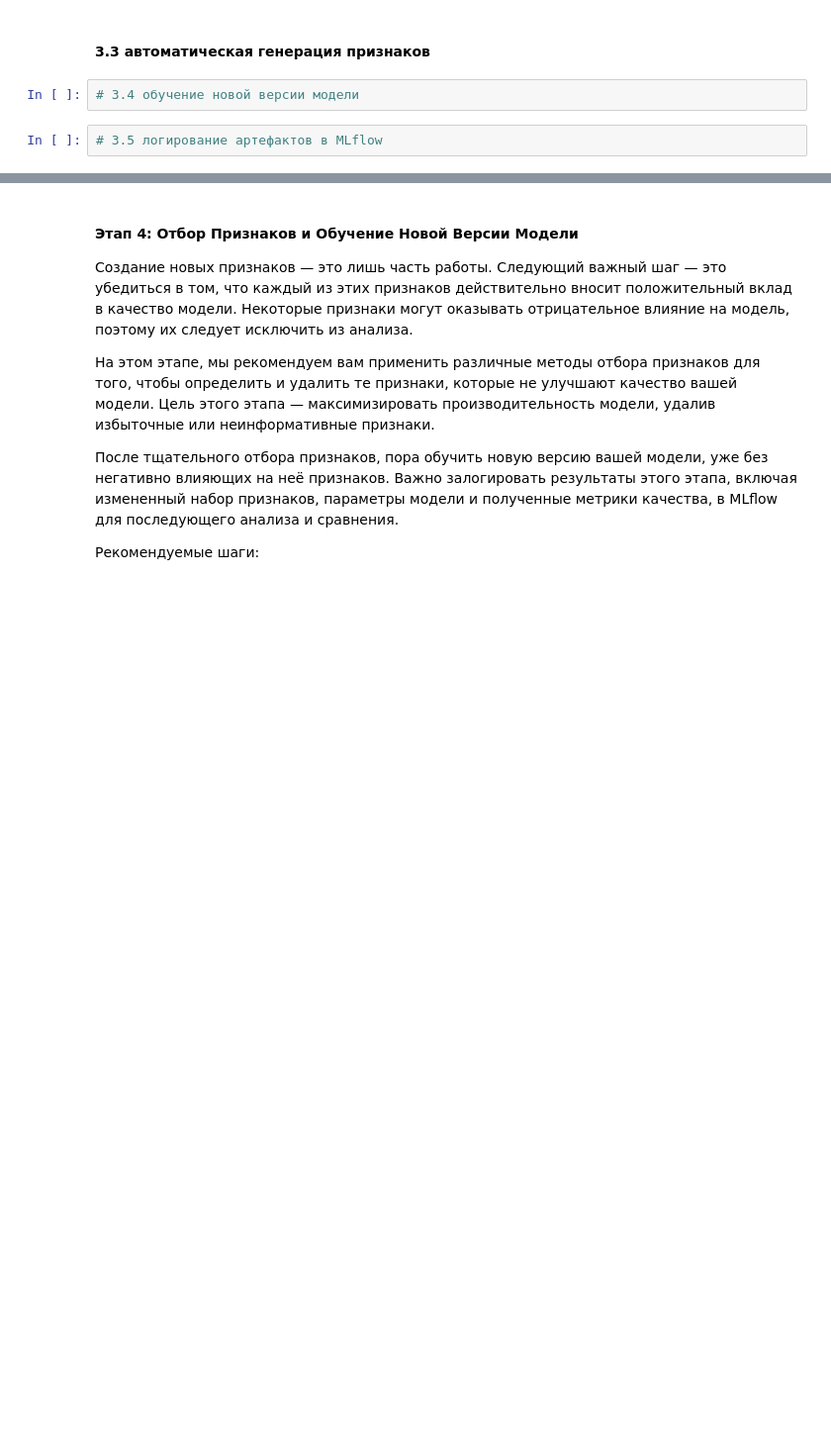
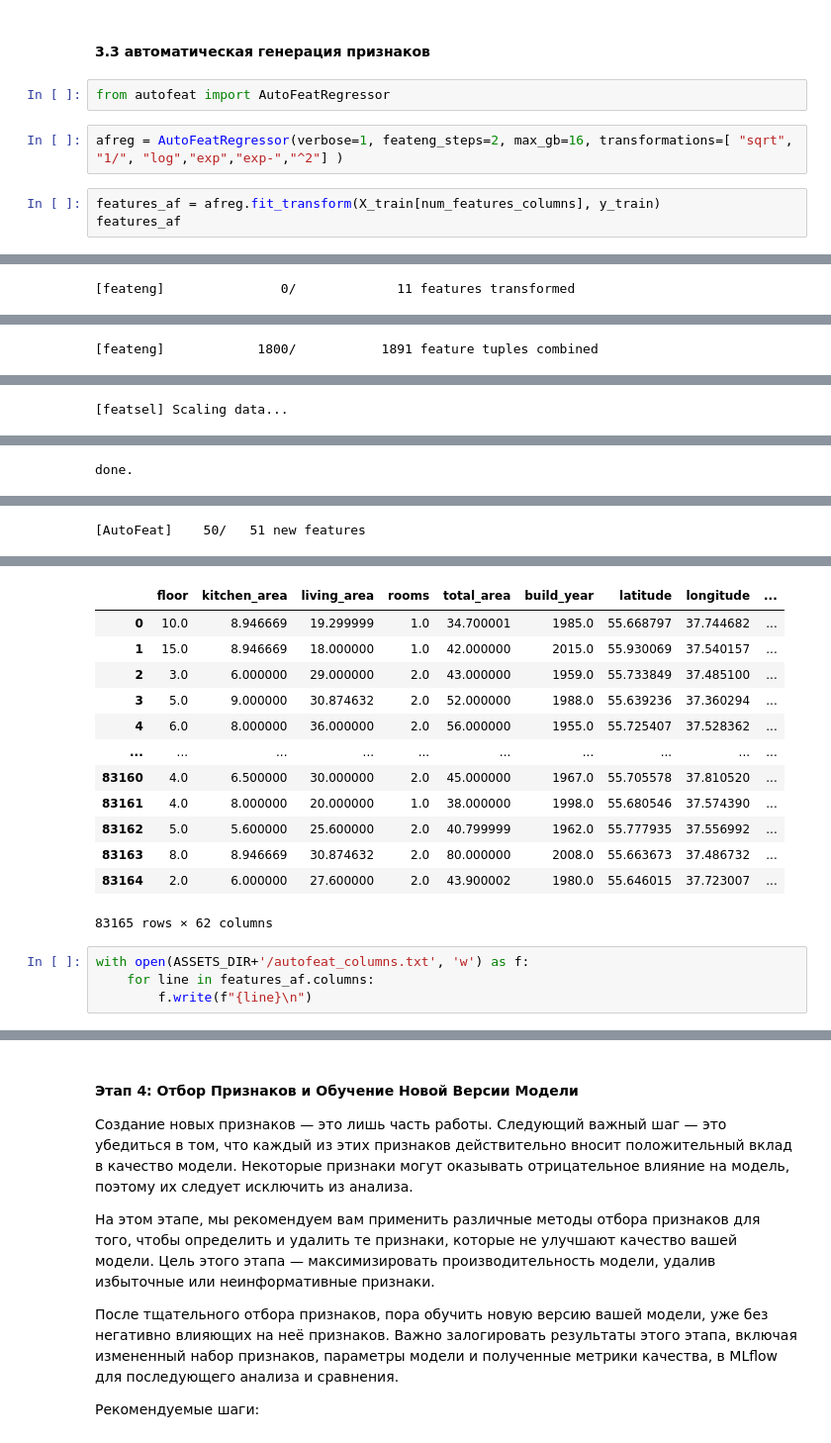
Before and after one commit to FrostyFrost/mle-project-sprint-2-v001, a Jupyter notebook: model_improvement/project_template_sprint_2.ipynb, the cells around one changed output, grey strips where cells are left out. Shown at 99% size. Drawn from its saved outputs; the diff is of its cells as text; blank space fills up the shorter version.

Commit message:
stage3: autofeat

```diff
--- a/model_improvement/project_template_sprint_2.ipynb
+++ b/model_improvement/project_template_sprint_2.ipynb
@@ -542,7 +541,11 @@ Registered model 'estate_model' already exists. Creating a new version of this m
 Created version '4' of model 'estate_model'.
 # %% [markdown]
 #### 3.3 автоматическая генерация признаков
-# %%
-# 3.4 обучение новой версии модели
-# %%
-# 3.5 логирование артефактов в MLflow
+# %%
+from autofeat import AutoFeatRegressor
+# %%
+afreg = AutoFeatRegressor(verbose=1, feateng_steps=2, max_gb=16, transformations=[ "sqrt", "1/", "log","exp","exp-","^2"] )
+# %%
+features_af = afreg.fit_transform(X_train[num_features_columns], y_train)
+features_af
+# %% [output]
@@ -548,0 +555 @@ Created version '4' of model 'estate_model'.
+[feateng]               0/             11 features transformed
@@ -548,0 +558 @@ Created version '4' of model 'estate_model'.
+[feateng]            1800/           1891 feature tuples combined
@@ -548,0 +563 @@ Created version '4' of model 'estate_model'.
+[featsel] Scaling data...
@@ -548,0 +565 @@ Created version '4' of model 'estate_model'.
+done.
@@ -548,0 +574 @@ Created version '4' of model 'estate_model'.
+[AutoFeat]    50/   51 new features
@@ -548,0 +592,17 @@ Created version '4' of model 'estate_model'.
+|  | floor | kitchen_area | living_area | rooms | total_area | build_year | latitude | longitude | ... |
+| 0 | 10.0 | 8.946669 | 19.299999 | 1.0 | 34.700001 | 1985.0 | 55.668797 | 37.744682 | ... |
+| 1 | 15.0 | 8.946669 | 18.000000 | 1.0 | 42.000000 | 2015.0 | 55.930069 | 37.540157 | ... |
+| 2 | 3.0 | 6.000000 | 29.000000 | 2.0 | 43.000000 | 1959.0 | 55.733849 | 37.485100 | ... |
+| 3 | 5.0 | 9.000000 | 30.874632 | 2.0 | 52.000000 | 1988.0 | 55.639236 | 37.360294 | ... |
+| 4 | 6.0 | 8.000000 | 36.000000 | 2.0 | 56.000000 | 1955.0 | 55.725407 | 37.528362 | ... |
+| ... | ... | ... | ... | ... | ... | ... | ... | ... | ... |
+| 83160 | 4.0 | 6.500000 | 30.000000 | 2.0 | 45.000000 | 1967.0 | 55.705578 | 37.810520 | ... |
+| 83161 | 4.0 | 8.000000 | 20.000000 | 1.0 | 38.000000 | 1998.0 | 55.680546 | 37.574390 | ... |
+| 83162 | 5.0 | 5.600000 | 25.600000 | 2.0 | 40.799999 | 1962.0 | 55.777935 | 37.556992 | ... |
+| 83163 | 8.0 | 8.946669 | 30.874632 | 2.0 | 80.000000 | 2008.0 | 55.663673 | 37.486732 | ... |
+| 83164 | 2.0 | 6.000000 | 27.600000 | 2.0 | 43.900002 | 1980.0 | 55.646015 | 37.723007 | ... |
+83165 rows × 62 columns
+# %%
+with open(ASSETS_DIR+'/autofeat_columns.txt', 'w') as f:
+    for line in features_af.columns:
+        f.write(f"{line}\n")
```
Also changed, not shown: parts of 8 cells of this notebook, 1 other file.
